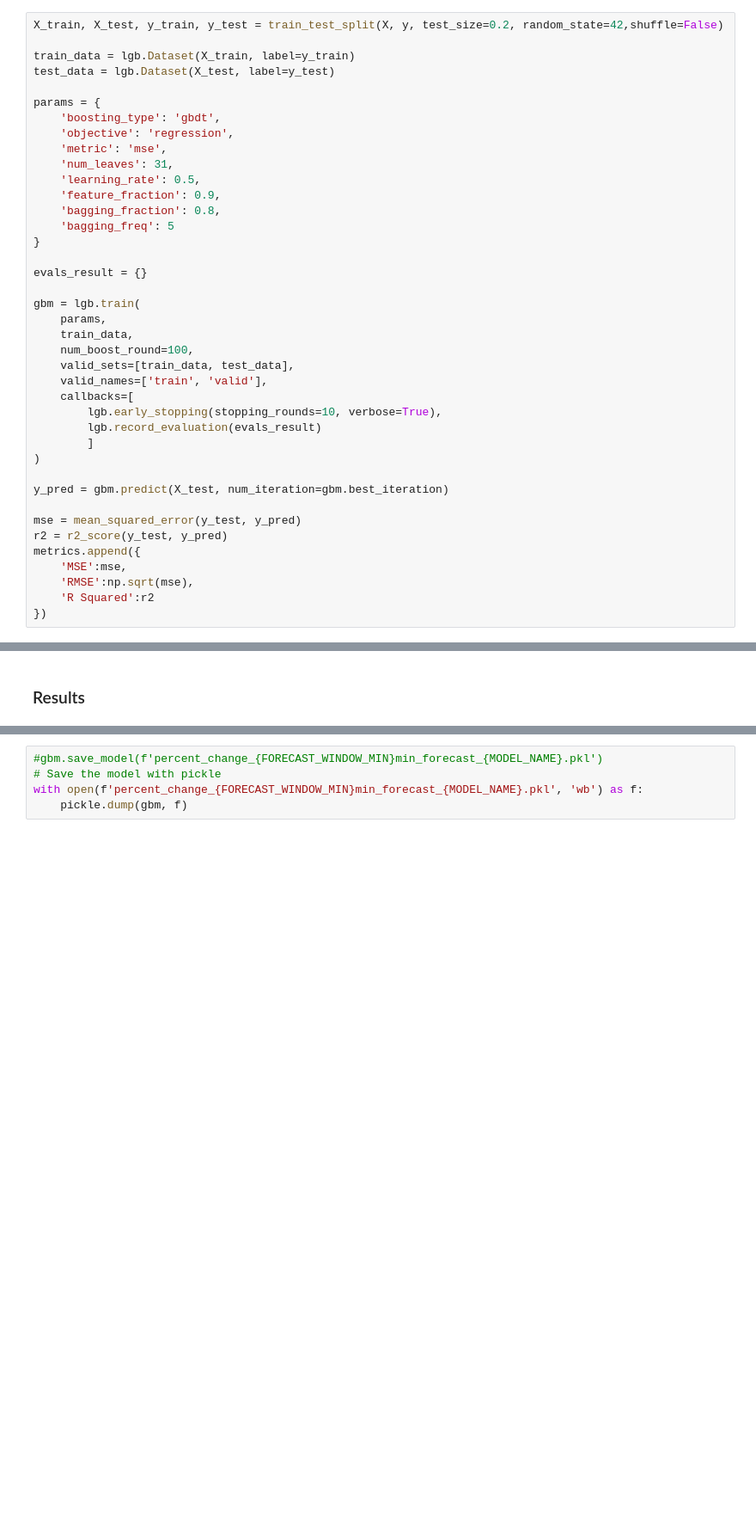
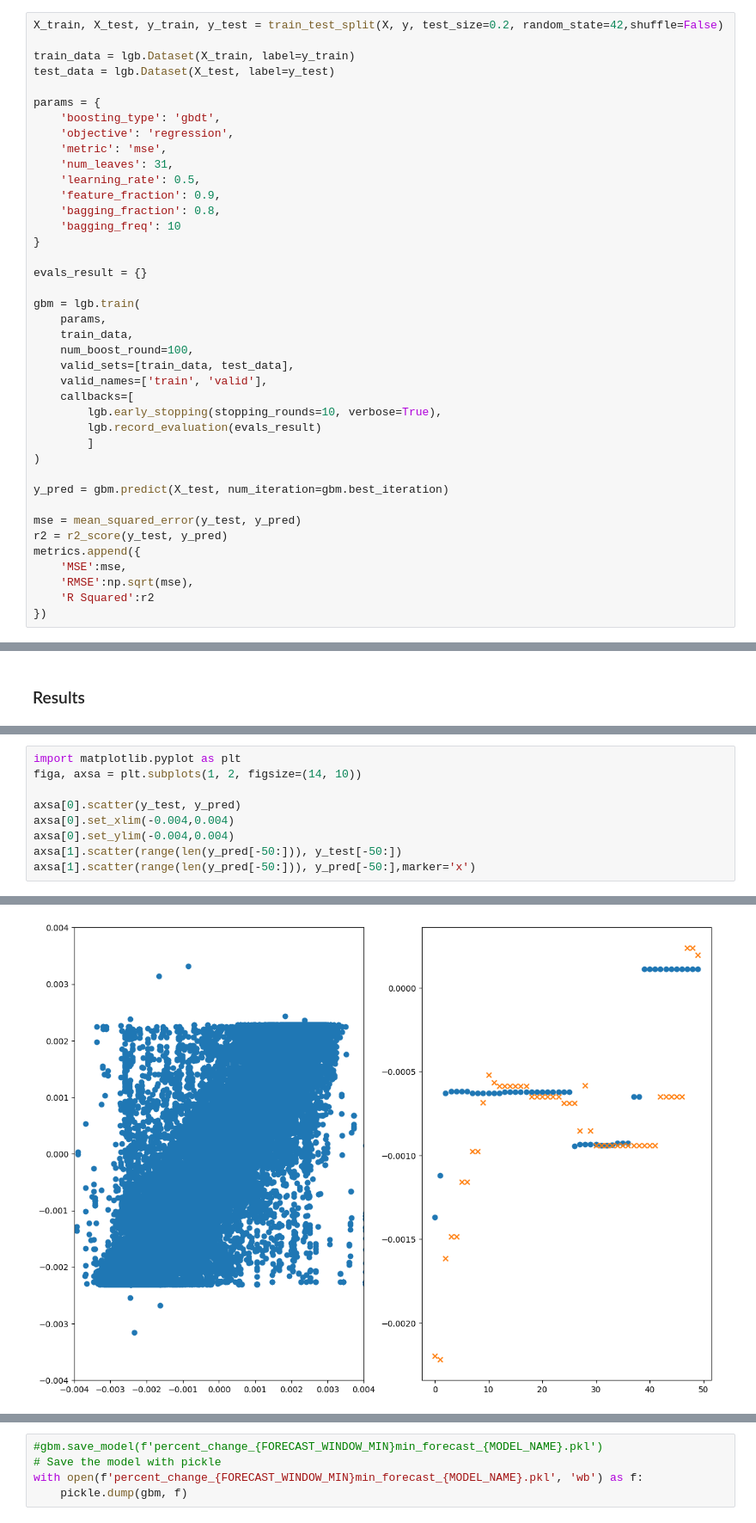
Before and after one commit to scaperothian/arbitrage_playground, a Jupyter notebook: notebooks/training_percent_change.ipynb, the cells around one changed output, grey strips where cells are left out. Shown at 86% size. Cells and saved outputs as stored; diff of their text form; blank space fills up the shorter version.

```diff
--- a/notebooks/training_percent_change.ipynb
+++ b/notebooks/training_percent_change.ipynb
@@ -203,7 +203,7 @@ params = {
     'learning_rate': 0.5,
     'feature_fraction': 0.9,
     'bagging_fraction': 0.8,
-    'bagging_freq': 5
+    'bagging_freq': 10
 }
 
 evals_result = {}
@@ -431,0 +250,10 @@ RMSE: 0.0004182915136309256
+# %%
+import matplotlib.pyplot as plt
+figa, axsa = plt.subplots(1, 2, figsize=(14, 10))
+
+axsa[0].scatter(y_test, y_pred)
+axsa[0].set_xlim(-0.004,0.004)
+axsa[0].set_ylim(-0.004,0.004)
+axsa[1].scatter(range(len(y_pred[-50:])), y_test[-50:])
+axsa[1].scatter(range(len(y_pred[-50:])), y_pred[-50:],marker='x')
+# %% [output]
@@ -431,0 +261 @@ RMSE: 0.0004182915136309256
+[figure, added]
```
Also changed, not shown: parts of 9 cells of this notebook, 1 other file.
